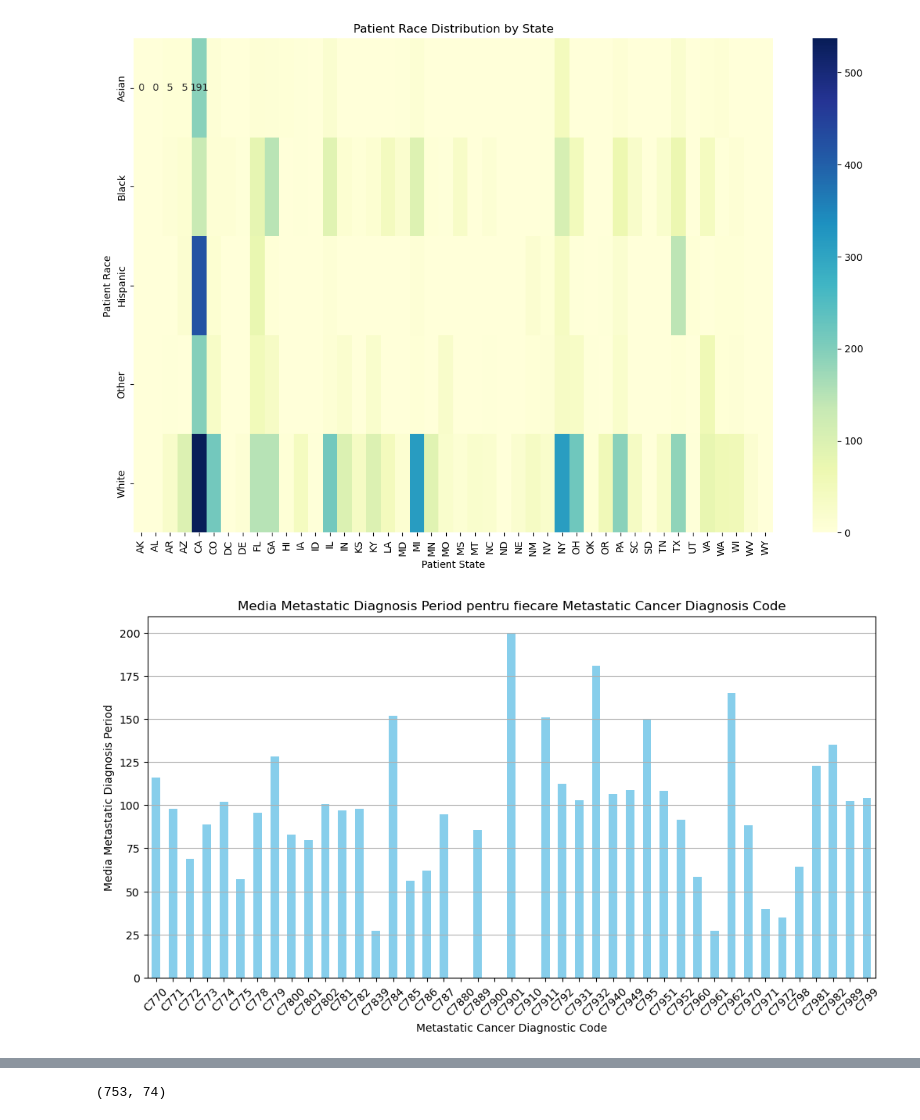
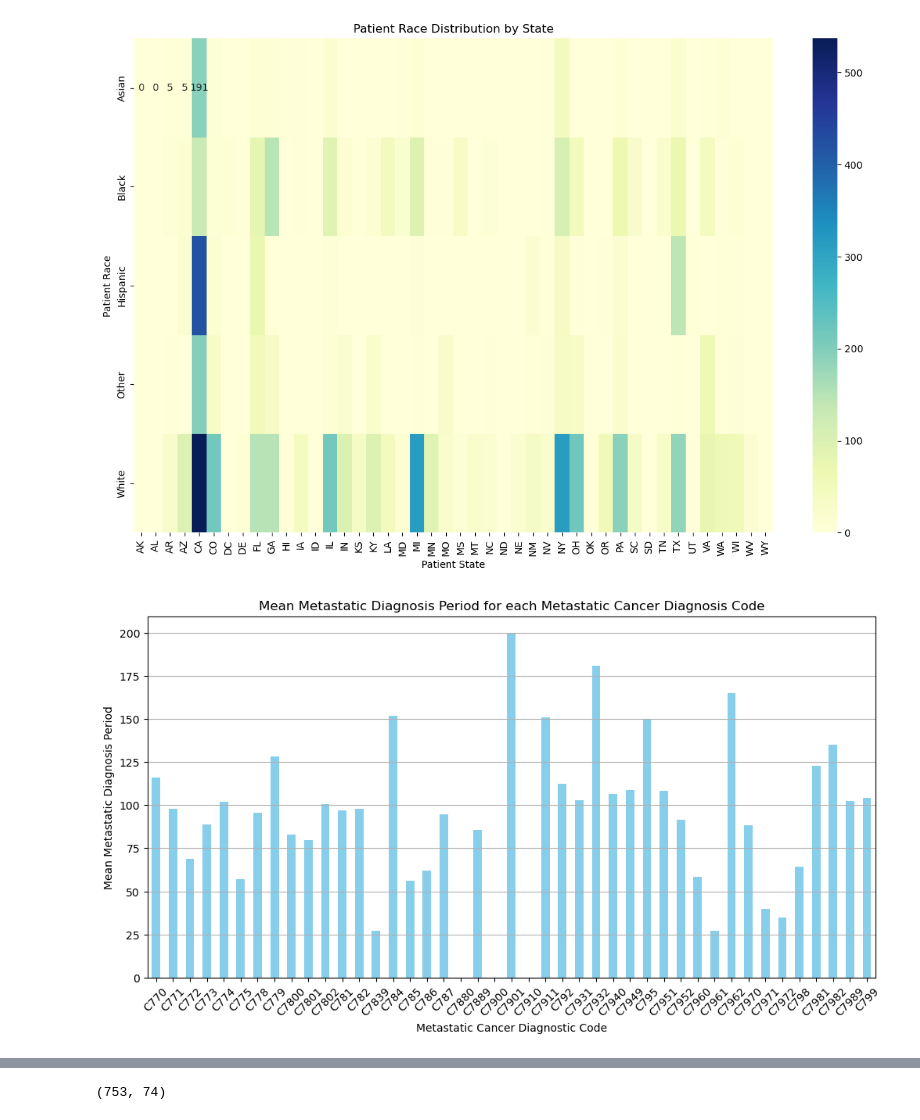
Before and after one commit to IonasAndreea/Model_Training_Python, a Jupyter notebook: Notebook.ipynb, the cells around one changed output, grey strips where cells are left out. Cells and saved outputs as stored; diff of their text form; code cells hidden in the pictures.

```diff
--- a/Notebook.ipynb
+++ b/Notebook.ipynb
@@ -369,20 +371,20 @@ plt.show()
 # %%
 import seaborn as sns
 import matplotlib.pyplot as plt
 
 mean_metastatic_period = train_data.groupby('metastatic_cancer_diagnosis_code')['metastatic_diagnosis_period'].mean()
 
 
 plt.figure(figsize=(12, 6))
 mean_metastatic_period.plot(kind='bar', color='skyblue')
-plt.title('Media Metastatic Diagnosis Period pentru fiecare Metastatic Cancer Diagnosis Code')
+plt.title('Mean Metastatic Diagnosis Period for each Metastatic Cancer Diagnosis Code')
 plt.xlabel('Metastatic Cancer Diagnostic Code')
-plt.ylabel('Media Metastatic Diagnosis Period')
+plt.ylabel('Mean Metastatic Diagnosis Period')
 plt.xticks(rotation=45)
 plt.grid(axis='y')
 plt.show()
 # %% [output]
-[figure, old version]
+[figure, new version]
 # %%
 import seaborn as sns
 import matplotlib.pyplot as plt
```
Also changed, not shown: parts of 12 cells of this notebook.
